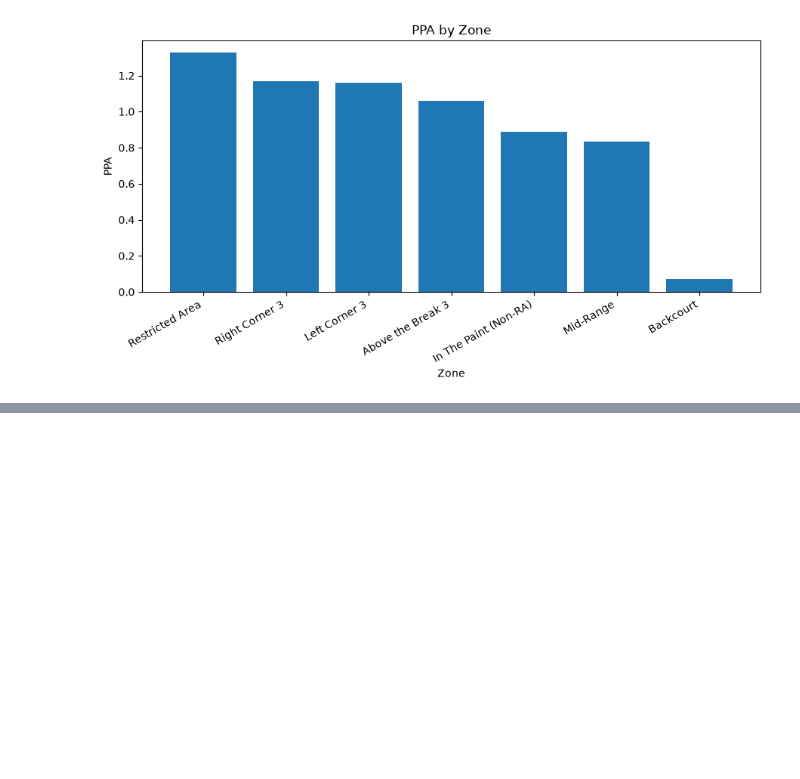
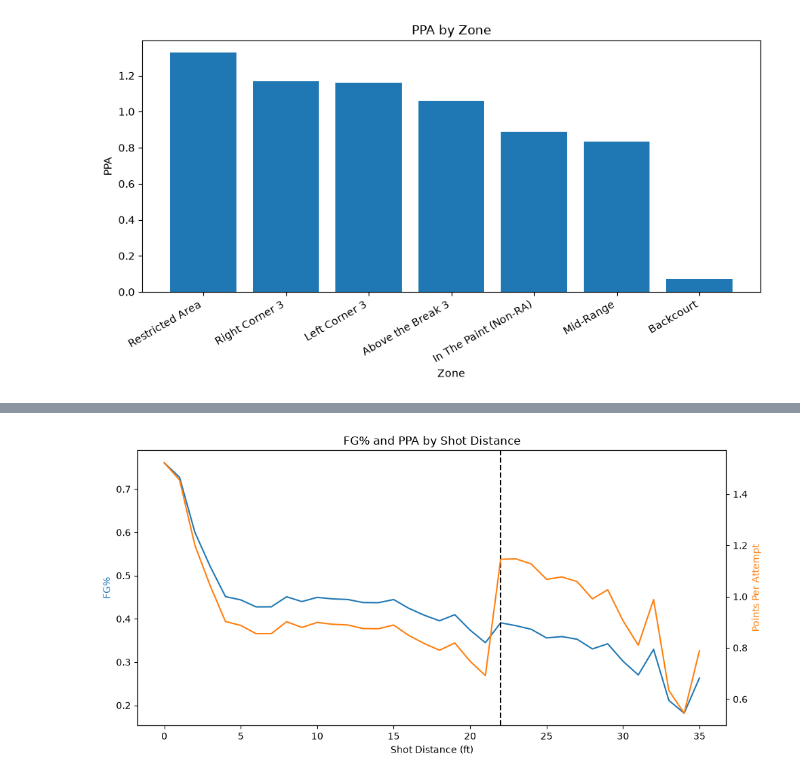
Before and after one commit to Pavan-Binwani/NBA-Shot-Selection-Analysis, a Jupyter notebook: notebooks/shot_analysis.ipynb, the cells around one changed output, grey strips where cells are left out. Drawn from its saved outputs; the diff is of its cells as text; code cells hidden in the pictures; blank space fills up the shorter version.

Commit message:
Add shot-type comparison and distance efficiency analysis

```diff
--- a/notebooks/shot_analysis.ipynb
+++ b/notebooks/shot_analysis.ipynb
@@ -343,0 +346,7 @@ plt.show()
+# %%
+shots_all = pd.read_csv('../data/shots_2024_25.csv', dtype={'GAME_ID': str})
+add_points(shots_all)
+missed = shots_all[shots_all['SHOT_MADE_FLAG'] == 0]
+print(missed.shape)
+print(missed['POINTS'].sum())
+print(shots_all['POINTS'].value_counts())
@@ -343,0 +361,11 @@ plt.show()
+# %%
+def new_zone_summary(df, grouping_column):
+    zone_summary = df.groupby(grouping_column).agg(
+            attempts = ('SHOT_MADE_FLAG', 'count'),
+            makes = ('SHOT_MADE_FLAG', 'sum'),
+            points = ('POINTS', 'sum'),
+            fg_pct = ('SHOT_MADE_FLAG', 'mean'),
+            ppa = ('POINTS', 'mean')
+        )
+    zone_summary['attempt_share'] = zone_summary['attempts'] / zone_summary['attempts'].sum()
+    return zone_summary
@@ -343,0 +391,10 @@ plt.show()
+# %%
+bin = []
+for i in range(37):
+    bin.append(i)
+shots_all['DISTANCE_BIN'] = pd.cut(shots_all['SHOT_DISTANCE'], bins = bin, right = False, labels = None)
+bin_summary = new_zone_summary(shots_all, "DISTANCE_BIN")
+print(bin_summary)
+# We will drop all the shots that are beyond 36 feet.
+# In the 2025-26 Season, the NBA made a rule where shots missed from at least 36 feet in the final three seconds of the first three quarters
+# count as team misses rather than hurting an individual player's shooting percentage. So we will set that as the cutoff for this data.
@@ -343,0 +419,19 @@ plt.show()
+# %%
+fig, ax1 = plt.subplots(figsize = (10,5))
+ax1.plot(bin, bin_summary['fg_pct'], color='tab:blue', label='FG%')
+ax1.set_xlabel('Shot Distance (ft)')
+ax1.set_ylabel('FG%', color='tab:blue')
+
+ax2 = ax1.twinx()
+ax2.plot(bin, bin_summary['ppa'], color='tab:orange', label='PPA')
+ax2.set_ylabel('Points Per Attempt', color='tab:orange')
+
+# Where the Corner 3 Pointer Distance Starts
+ax1.axvline(22, color='black', linestyle='--')
+
+plt.title("FG% and PPA by Shot Distance")
+plt.tight_layout()
+plt.savefig('../visualizations/distance_efficiency.png', dpi=200, bbox_inches='tight')
+plt.show()
+# %% [output]
+[figure, added]
```
Also changed, not shown: parts of 5 cells of this notebook, 1 other file.
